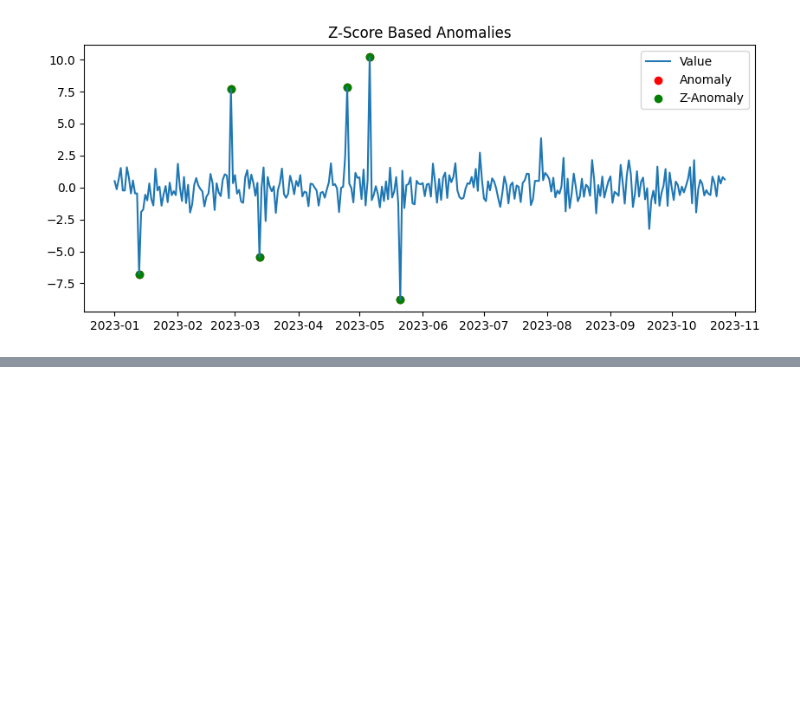
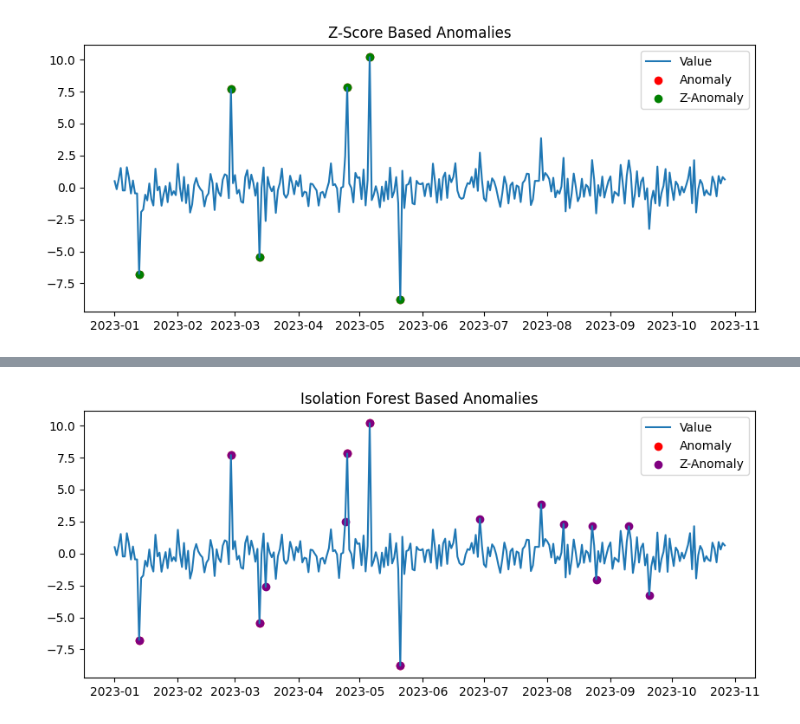
Before and after one commit to mark-s-williamson/Learning-Journal, a Jupyter notebook: Monitoring/anomaly_detection.ipynb, the cells around one changed output, grey strips where cells are left out. Cells and saved outputs as stored; diff of their text form; code cells hidden in the pictures; blank space fills up the shorter version.

```diff
--- a/Monitoring/anomaly_detection.ipynb
+++ b/Monitoring/anomaly_detection.ipynb
@@ -98,0 +103,15 @@ plt.show()
+# %%
+iso_forest = IsolationForest(contamination=0.05, random_state=42)
+df['iso_score'] = iso_forest.fit_predict(df[['value']])
+df['iso_anomaly'] = df['iso_score'] == -1
+
+# Plot
+plt.figure(figsize=(10, 4))
+plt.plot(df['date'], df['value'], label='Value')
+plt.scatter(df.loc[df['is_anomaly'], 'date'], df.loc[df['is_anomaly'], 'value'], color='red', label='Anomaly')
+plt.scatter(df.loc[df['iso_anomaly'], 'date'], df.loc[df['iso_anomaly'], 'value'], color='purple', label='Z-Anomaly')
+plt.legend()
+plt.title('Isolation Forest Based Anomalies')
+plt.show()
+# %% [output]
+[figure, added]
```
Also changed, not shown: parts of 2 cells of this notebook.
